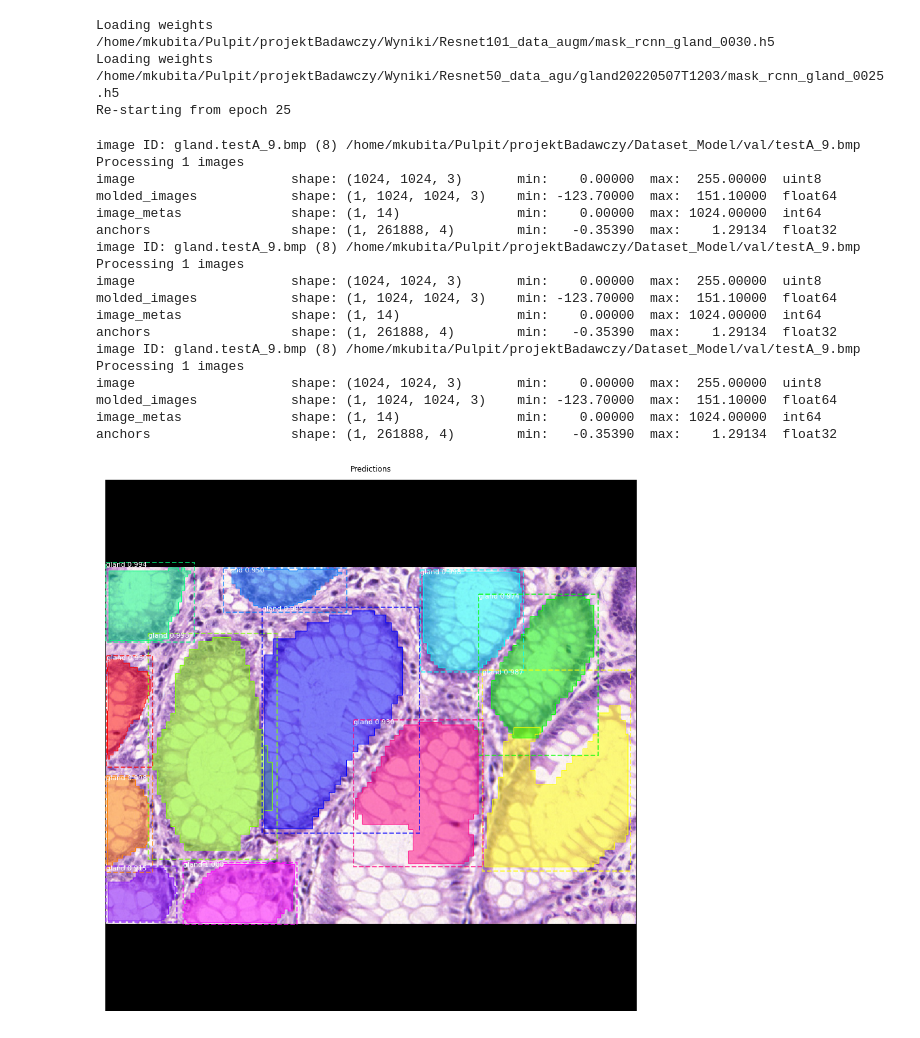
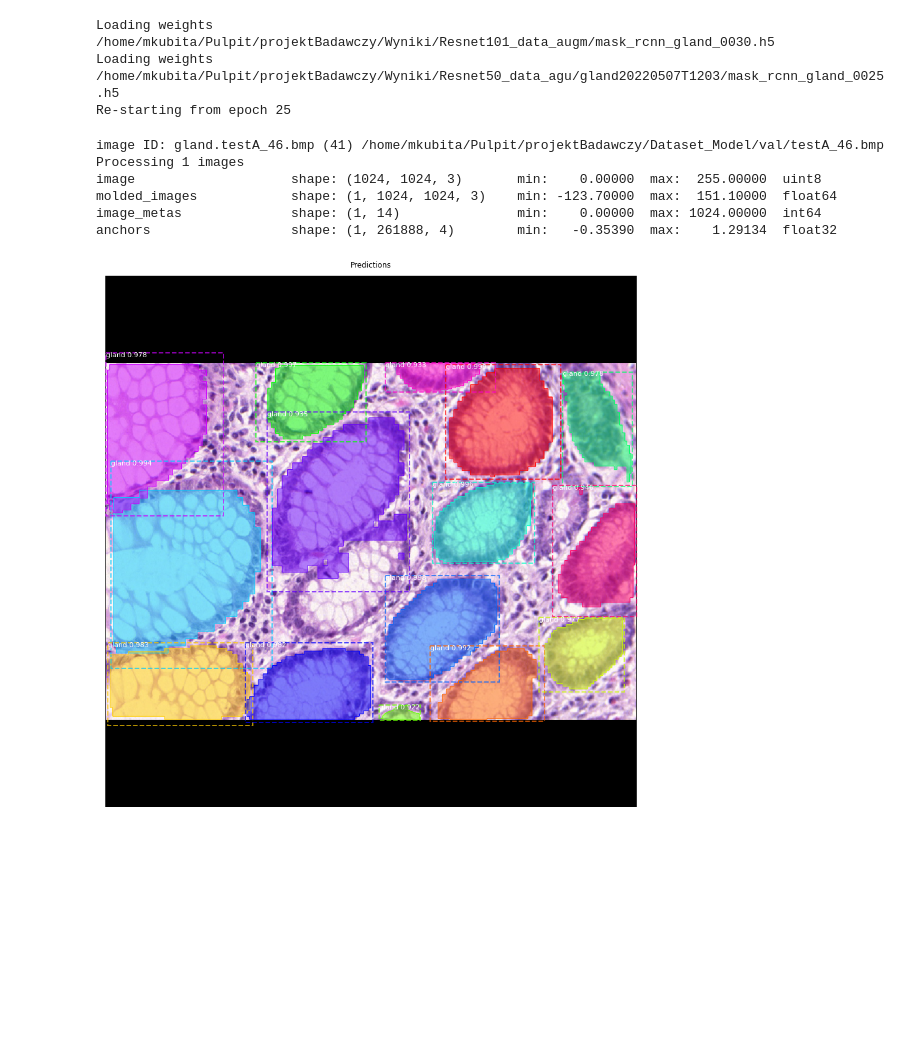
Before and after one commit to marul12q/projektBadawczy, a Jupyter notebook: samples/gland/Compare models.ipynb, the cells around one changed output. Drawn from its saved outputs; the diff is of its cells as text; code cells hidden in the pictures; blank space fills up the shorter version.

```diff
--- a/samples/gland/Compare models.ipynb
+++ b/samples/gland/Compare models.ipynb
@@ -37,5 +37,6 @@ config = gland_data.GlandConfig()
 config.display()
 # BALLOON_DIR = os.path.join(ROOT_DIR, "datasets/balloon")
 DATASET_DIR = '/home/mkubita/Pulpit/projektBadawczy/Dataset_Model/'
+config.USE_MINI_MASK = False
 # %% [output]
 Configurations:
@@ -58,7 +59,8 @@ WEIGHT_DECAY                   0.0001
 # %%
 # Config for resnet50
 config_2 = config
-config_2.BACKBONE = 'resnet50'
+config_2.BACKBONE = 'resnet101'
 config_2.display()
+# config.MASK_SHAPE = [56, 56]
 # %% [output]
 Configurations:
@@ -152,3 +177,7 @@ Class Count: 2
+# %%
+model_path_resnet = '/home/mkubita/Pulpit/projektBadawczy/Wyniki/NoAugumentation/Resnet50_56_56/mask_rcnn_gland_0030(14).h5'
+model = modellib.MaskRCNN(mode="inference", model_dir=model_path_resnet, config=config_2)
+model.load_weights(model_path_resnet, by_name=True)
 # %% [markdown]
 ## Load Models
 # %%
@@ -189,42 +218,30 @@ Re-starting from epoch 25
 # %%
 image_id = random.choice(dataset.image_ids)
 config.USE_MINI_MASK = False
 
 # test for testA_52, tetsA_9
-for model in models:
+# for model in model:
 
-    image, image_meta, gt_class_id, gt_bbox, gt_mask =\
-        modellib.load_image_gt(dataset, config, image_id)
+image, image_meta, gt_class_id, gt_bbox, gt_mask =\
+    modellib.load_image_gt(dataset, config, image_id)
 
-    info = dataset.image_info[image_id]
-    print("image ID: {}.{} ({}) {}".format(info["source"], info["id"], image_id,
-                                           dataset.image_reference(image_id)))
-    # Run object detection
-    results = model.detect([image], verbose=1)
+info = dataset.image_info[image_id]
+print("image ID: {}.{} ({}) {}".format(info["source"], info["id"], image_id,
+                                       dataset.image_reference(image_id)))
+# Run object detection
+results = model.detect([image], verbose=1)
 
-    # Display results
-    ax = get_ax(1)
-    r = results[0]
-    visualize.display_instances(image, r['rois'], r['masks'], r['class_ids'],
-                                dataset.class_names, r['scores'], ax=ax,
-                                title="Predictions")
+# Display results
+ax = get_ax(1)
+r = results[0]
+visualize.display_instances(image, r['rois'], r['masks'], r['class_ids'],
+                            dataset.class_names, r['scores'], ax=ax,
+                            title="Predictions")
 # %% [output]
-image ID: gland.testA_9.bmp (8) /home/mkubita/Pulpit/projektBadawczy/Dataset_Model/val/testA_9.bmp
+image ID: gland.testA_46.bmp (41) /home/mkubita/Pulpit/projektBadawczy/Dataset_Model/val/testA_46.bmp
 Processing 1 images
 image                    shape: (1024, 1024, 3)       min:    0.00000  max:  255.00000  uint8
 molded_images            shape: (1, 1024, 1024, 3)    min: -123.70000  max:  151.10000  float64
 image_metas              shape: (1, 14)               min:    0.00000  max: 1024.00000  int64
 anchors                  shape: (1, 261888, 4)        min:   -0.35390  max:    1.29134  float32
-image ID: gland.testA_9.bmp (8) /home/mkubita/Pulpit/projektBadawczy/Dataset_Model/val/testA_9.bmp
-Processing 1 images
-image                    shape: (1024, 1024, 3)       min:    0.00000  max:  255.00000  uint8
-molded_images            shape: (1, 1024, 1024, 3)    min: -123.70000  max:  151.10000  float64
-image_metas              shape: (1, 14)               min:    0.00000  max: 1024.00000  int64
-anchors                  shape: (1, 261888, 4)        min:   -0.35390  max:    1.29134  float32
-image ID: gland.testA_9.bmp (8) /home/mkubita/Pulpit/projektBadawczy/Dataset_Model/val/testA_9.bmp
-Processing 1 images
-image                    shape: (1024, 1024, 3)       min:    0.00000  max:  255.00000  uint8
-molded_images            shape: (1, 1024, 1024, 3)    min: -123.70000  max:  151.10000  float64
-image_metas              shape: (1, 14)               min:    0.00000  max: 1024.00000  int64
-anchors                  shape: (1, 261888, 4)        min:   -0.35390  max:    1.29134  float32
-[figure, old version]
+[figure, new version]
```
Also changed, not shown: parts of 19 cells of this notebook, 5 other files.
